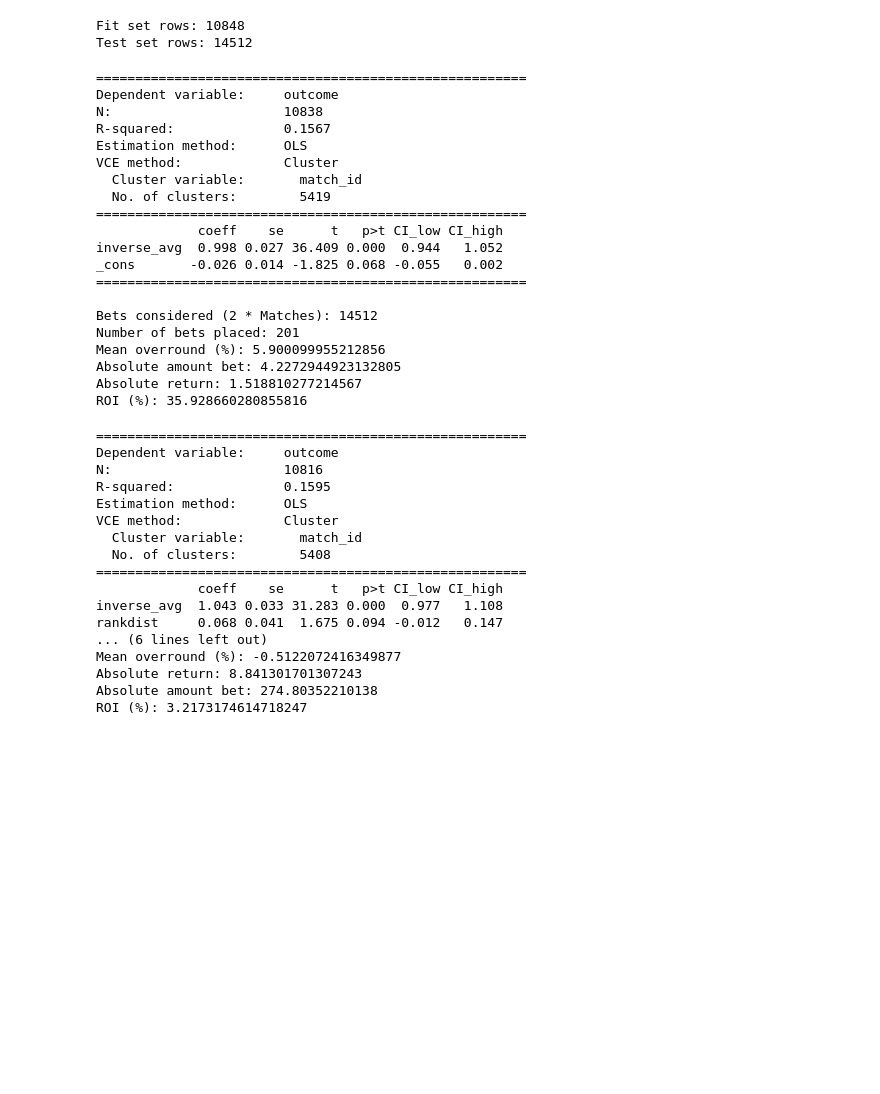
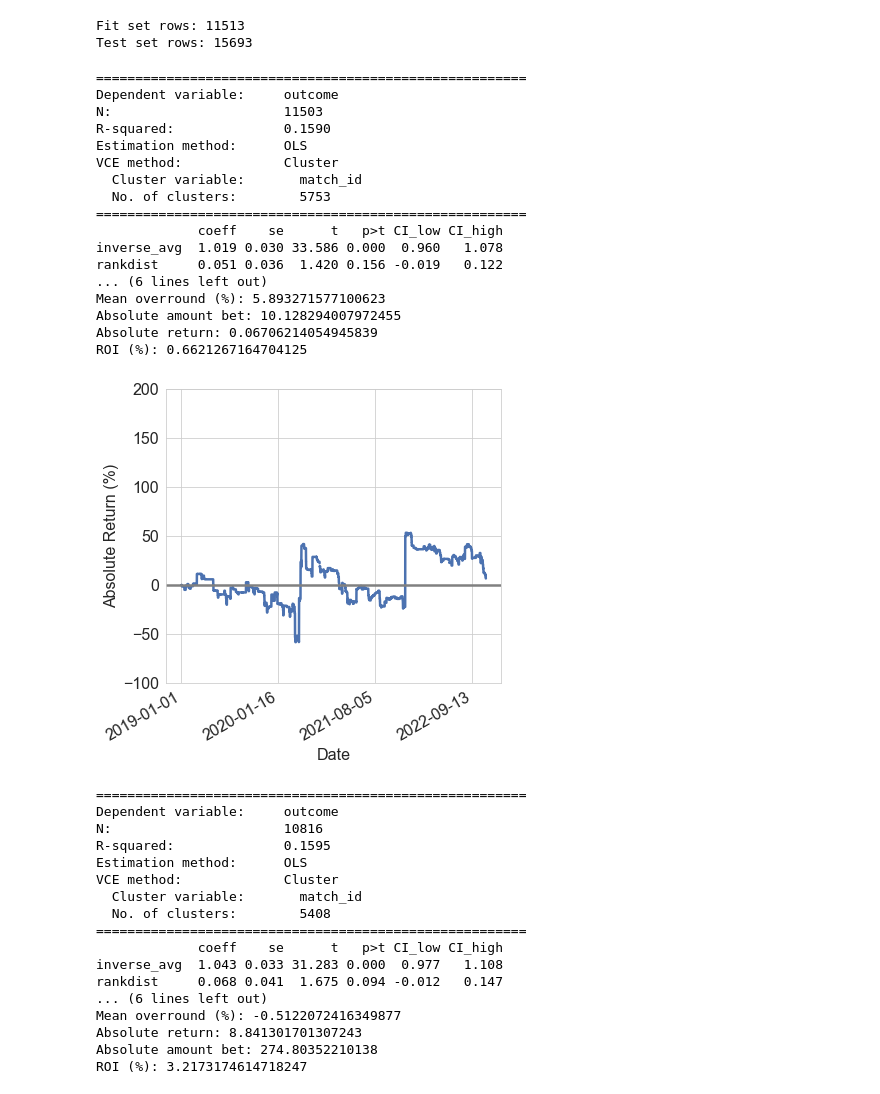
Before and after one commit to Faxulous/notFeelingTheBuzz, a Jupyter notebook: NewData.ipynb, the cells around one changed output. Saved outputs shown, nothing was run; the diff lists cells and outputs as text; code cells hidden in the pictures; blank space fills up the shorter version.

```diff
--- a/NewData.ipynb
+++ b/NewData.ipynb
@@ -13,21 +13,20 @@ import statistics as s
 plt.style.use('seaborn-v0_8-deep')
 # %%
 original_df = pd.read_csv(
-    r'C:\Users\faxul\Google Drive\RamirezRepStudy\thesisminusdata\TradeCode\paper_repstudy\notFeelingTheBuzz\Datafiles\clegg_matches_cleaned.csv')
+    r'C:\Users\faxul\Google Drive\RamirezRepStudy\thesisminusdata\TradeCode\paper_repstudy\notFeelingTheBuzz\Datafiles\clegg2_matches_cleaned.csv')
 fitset = original_df[~(original_df['date'] > '2019-01-00')].copy()
 testset = original_df[(original_df['date'] > '2019-01-00')].copy()
 
-testset = testset.dropna(subset=["inverse_b365", "inverse_best"])
-filtered_df = testset[testset['inverse_best'] > testset['inverse_b365']]
-filtered_df
-testset.drop(filtered_df.index, inplace=True)
+#testset = testset.dropna(subset=["inverse_b365", "inverse_best"])
+#filtered_df = testset[testset['inverse_best'] > testset['inverse_b365']]
+#testset.drop(filtered_df.index, inplace=True)
 
-testset.reset_index(inplace=True)
+#testset.reset_index(inplace=True)
 print('Fit set rows: ' + str(len(fitset)))
 print('Test set rows: ' + str(len(testset)))
 # %% [output]
-Fit set rows: 10848
-Test set rows: 14512
+Fit set rows: 11513
+Test set rows: 15693
 # %%
 def fit_regression(rankdist: bool = True, wikibuzz: bool = True):
     if wikibuzz and rankdist:
@@ -173,29 +172,28 @@ def correct_kelly_plot_results():
 
     plt.show()
 # %%
-params = fit_regression(rankdist=False,wikibuzz=False)
-show_results(testset, params=params, odds="b365", rankdist=False, wikibuzz=False)
+params = fit_regression(rankdist=True,wikibuzz=True)
+show_results(testset, params=params, odds="b365", rankdist=True, wikibuzz=True)
+plot_results()
 # %% [output]
 =======================================================
 Dependent variable:     outcome
-N:                      10838
-R-squared:              0.1567
+N:                      11503
+R-squared:              0.1590
 Estimation method:      OLS
 VCE method:             Cluster
   Cluster variable:       match_id
-  No. of clusters:        5419
+  No. of clusters:        5753
 =======================================================
              coeff    se      t   p>t CI_low CI_high
-inverse_avg  0.998 0.027 36.409 0.000  0.944   1.052
-_cons       -0.026 0.014 -1.825 0.068 -0.055   0.002
-=======================================================
-
-Bets considered (2 * Matches): 14512
-Number of bets placed: 201
-Mean overround (%): 5.900099955212856
-Absolute amount bet: 4.2272944923132805
-Absolute return: 1.518810277214567
-ROI (%): 35.928660280855816
+inverse_avg  1.019 0.030 33.586 0.000  0.960   1.078
+rankdist     0.051 0.036  1.420 0.156 -0.019   0.122
+... (6 lines left out)
+Mean overround (%): 5.893271577100623
+Absolute amount bet: 10.128294007972455
+Absolute return: 0.06706214054945839
+ROI (%): 0.6621267164704125
+[figure, added]
 # %%
 params = fit_regression(rankdist=True)
 show_results(testset, params=params, odds="best", rankdist=True)
```
Also changed, not shown: 1 other file.
